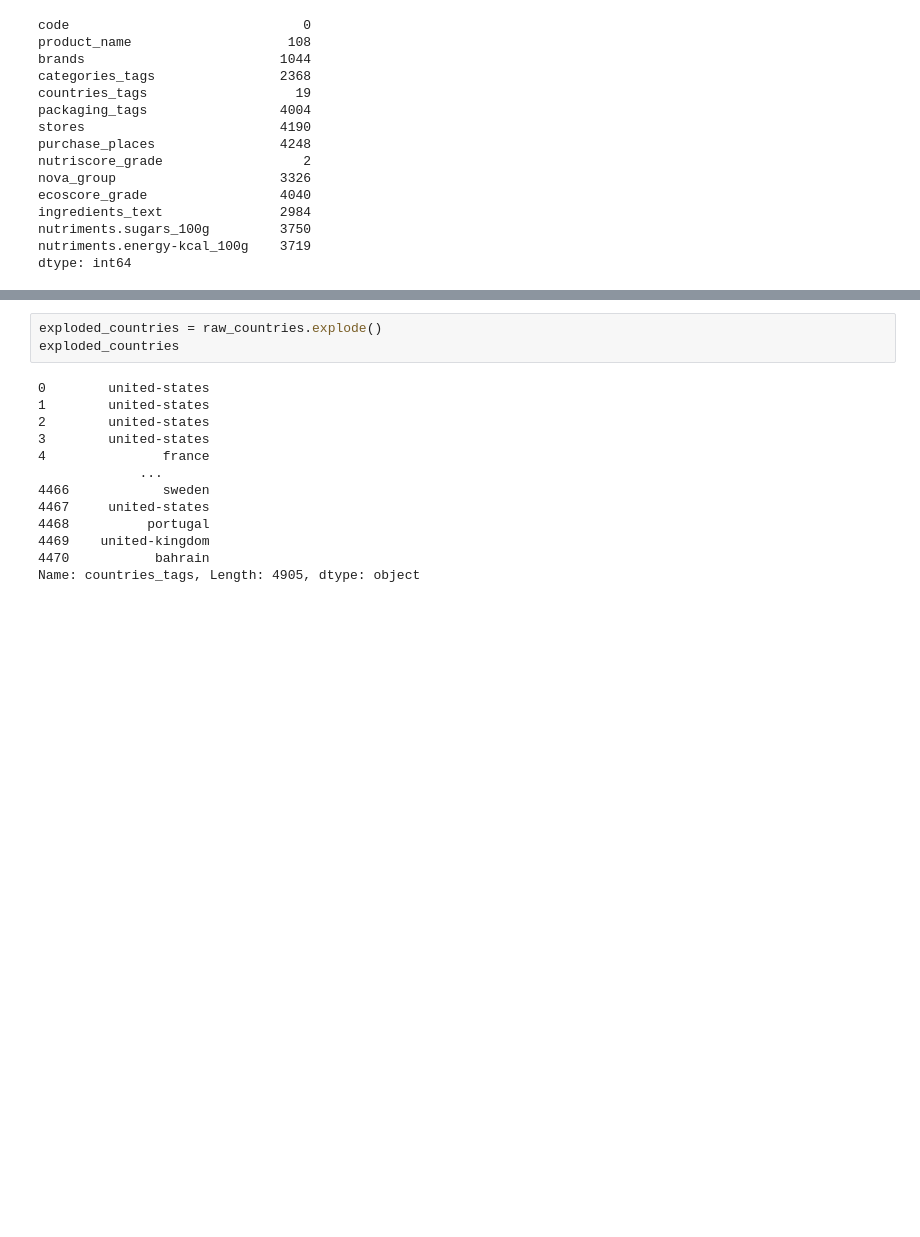
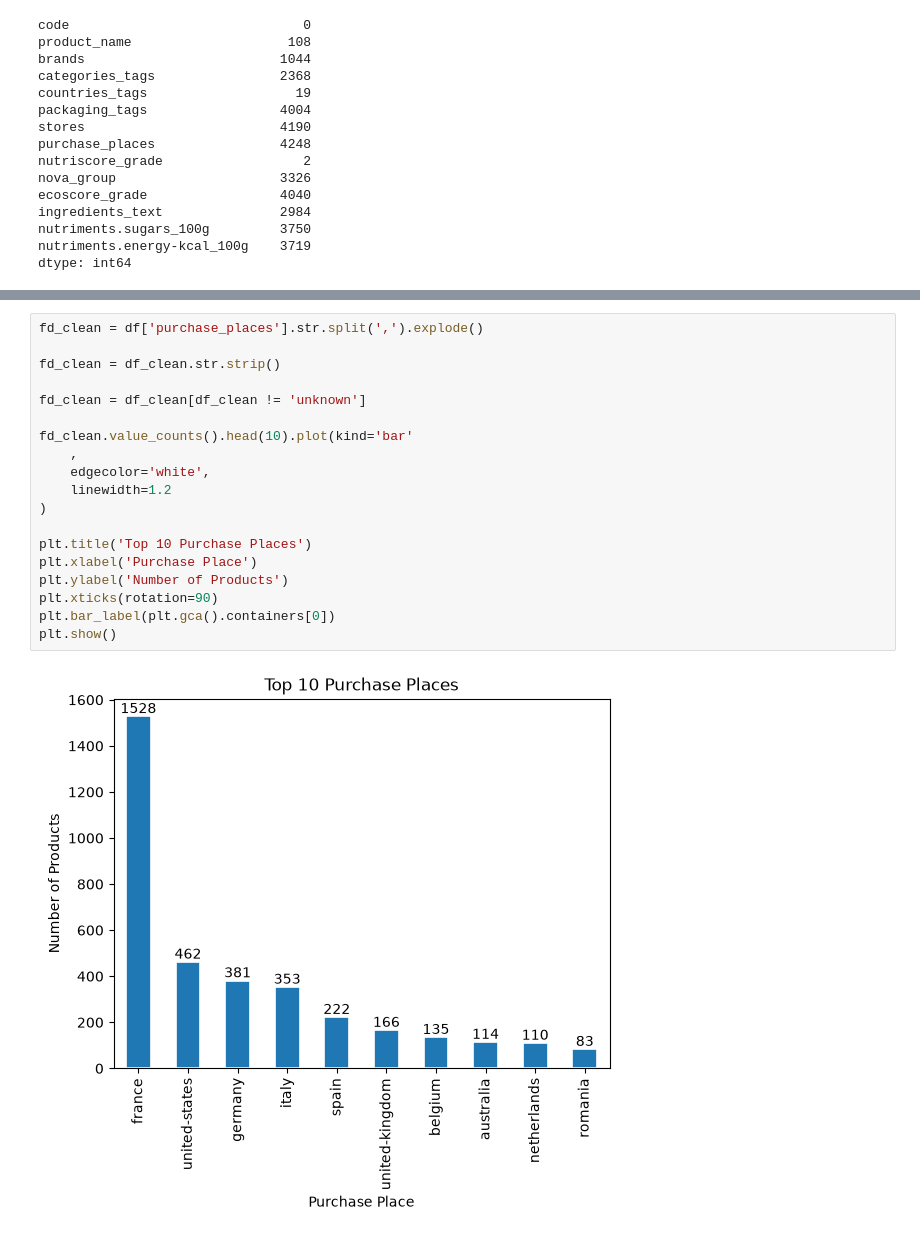
Before and after one commit to Codon-s/cpg-product-intelligence, a Jupyter notebook: project.ipynb, the cells around one changed output, grey strips where cells are left out. Saved outputs shown, nothing was run; the diff lists cells and outputs as text; blank space fills up the shorter version.

```diff
--- a/project.ipynb
+++ b/project.ipynb
@@ -194,16 +342,21 @@ Name: countries_tags, Length: 4471, dtype: object
 # %%
-exploded_countries = raw_countries.explode()
-exploded_countries
+fd_clean = df['purchase_places'].str.split(',').explode()
+
+fd_clean = df_clean.str.strip()
+
+fd_clean = df_clean[df_clean != 'unknown']
+
+fd_clean.value_counts().head(10).plot(kind='bar'
+    ,
+    edgecolor='white',
+    linewidth=1.2
+)
+
+plt.title('Top 10 Purchase Places')
+plt.xlabel('Purchase Place')
+plt.ylabel('Number of Products')
+plt.xticks(rotation=90)
+plt.bar_label(plt.gca().containers[0])
+plt.show()
 # %% [output]
-0        united-states
-1        united-states
-2        united-states
-3        united-states
-4               france
-             ...
-4466            sweden
-4467     united-states
-4468          portugal
-4469    united-kingdom
-4470           bahrain
-Name: countries_tags, Length: 4905, dtype: object
+[figure, added]
```
Also changed, not shown: parts of 73 cells of this notebook, 1 other file.
